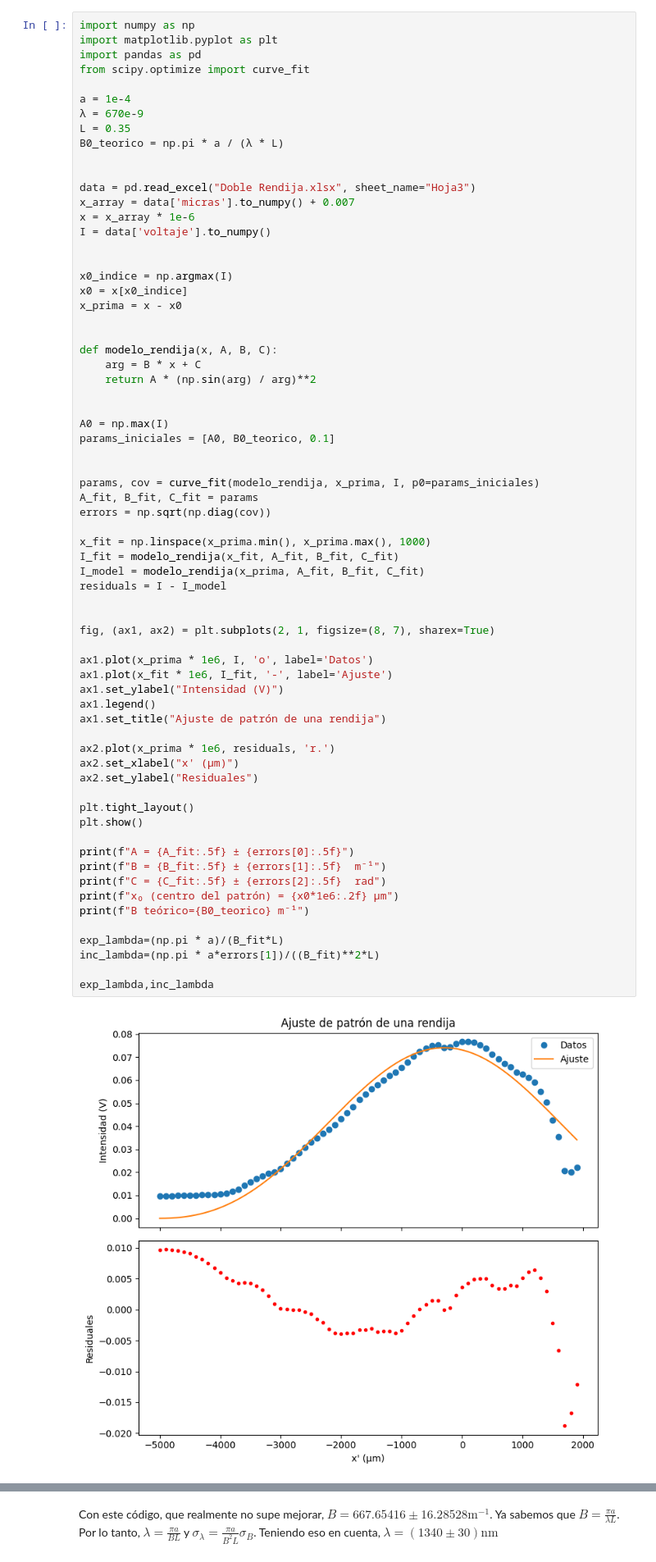
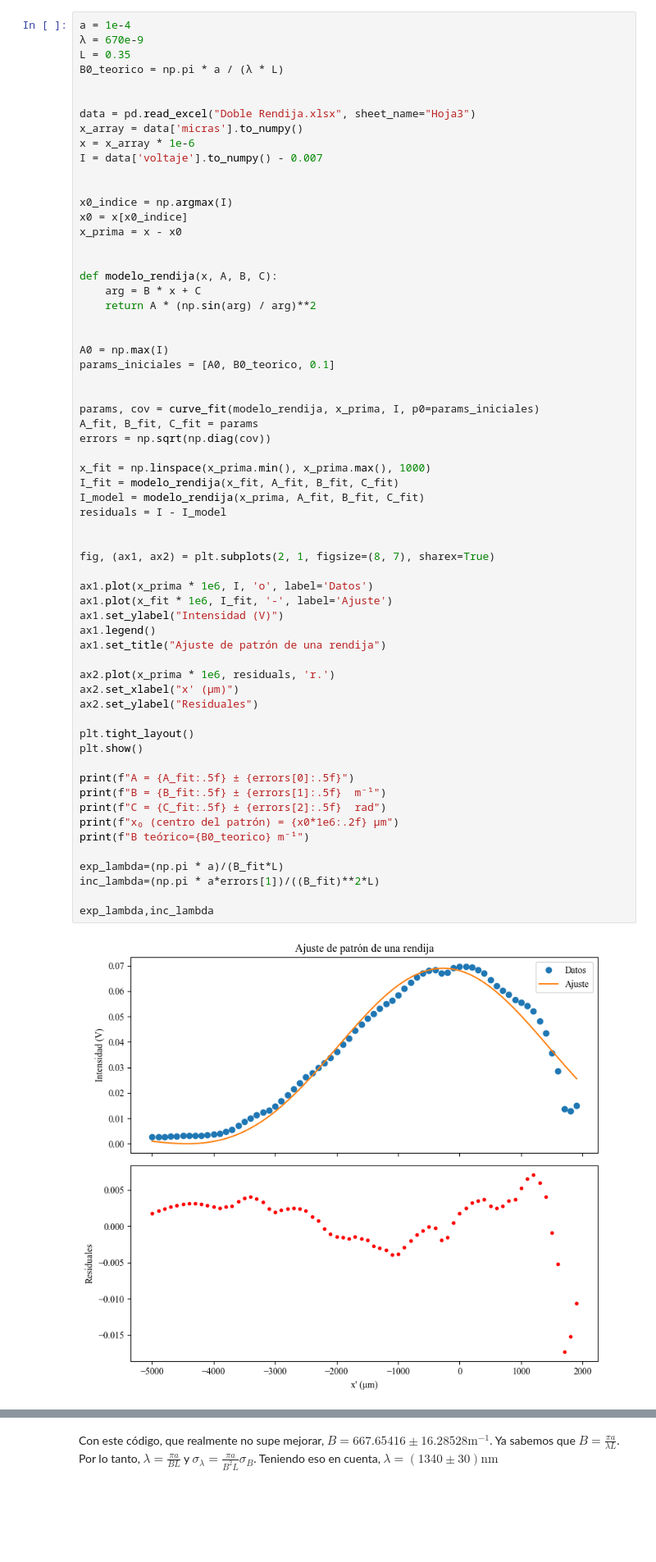
Before and after one commit to samuhdz/Laboratorio-Intermedio, a Jupyter notebook: Doble Rendija/Fits.ipynb, the cells around one changed output, grey strips where cells are left out. Shown at 82% size. Drawn from its saved outputs; the diff is of its cells as text; blank space fills up the shorter version.

```diff
--- a/Doble Rendija/Fits.ipynb
+++ b/Doble Rendija/Fits.ipynb
@@ -9,11 +11,6 @@ Acá vamos a usar el siguiente ajuste
 $$ I=A \left(\frac{\sin(B x'+C)}{Bx'+C}\right)^2$$
 Donde $A=I_0$, $B=\frac{\pi a}{\lambda L}$, $x'=x-x_0$ y $C$ es un desfase. Además, vamos a pasar $x$ a metros para mejor visibilidad. Este ajuste es válido en ángulos pequeños donde $\sin \theta \approx \tan \theta \approx \frac{x}{L}$.
 # %%
-import numpy as np
-import matplotlib.pyplot as plt
-import pandas as pd
-from scipy.optimize import curve_fit
-
 a = 1e-4
 λ = 670e-9
 L = 0.35
@@ -21,9 +18,9 @@ B0_teorico = np.pi * a / (λ * L)
 
 
 data = pd.read_excel("Doble Rendija.xlsx", sheet_name="Hoja3")
-x_array = data['micras'].to_numpy() + 0.007
+x_array = data['micras'].to_numpy()
 x = x_array * 1e-6
-I = data['voltaje'].to_numpy()
+I = data['voltaje'].to_numpy() - 0.007
 
 
 x0_indice = np.argmax(I)
@@ -49,31 +46,31 @@ I_fit = modelo_rendija(x_fit, A_fit, B_fit, C_fit)
 I_model = modelo_rendija(x_prima, A_fit, B_fit, C_fit)
 residuals = I - I_model
 
 
 fig, (ax1, ax2) = plt.subplots(2, 1, figsize=(8, 7), sharex=True)
 
 ax1.plot(x_prima * 1e6, I, 'o', label='Datos')
 ax1.plot(x_fit * 1e6, I_fit, '-', label='Ajuste')
 ax1.set_ylabel("Intensidad (V)")
 ax1.legend()
 ax1.set_title("Ajuste de patrón de una rendija")
 
 ax2.plot(x_prima * 1e6, residuals, 'r.')
 ax2.set_xlabel("x' (μm)")
 ax2.set_ylabel("Residuales")
 
 plt.tight_layout()
 plt.show()
 
 print(f"A = {A_fit:.5f} ± {errors[0]:.5f}")
 print(f"B = {B_fit:.5f} ± {errors[1]:.5f}  m⁻¹")
 print(f"C = {C_fit:.5f} ± {errors[2]:.5f}  rad")
 print(f"x₀ (centro del patrón) = {x0*1e6:.2f} μm")
 print(f"B teórico={B0_teorico} m⁻¹")
 
 exp_lambda=(np.pi * a)/(B_fit*L)
 inc_lambda=(np.pi * a*errors[1])/((B_fit)**2*L)
 
 exp_lambda,inc_lambda
 # %% [output]
-[figure, old version]
+[figure, new version]
```
Also changed, not shown: parts of 10 cells of this notebook, 2 other files.
